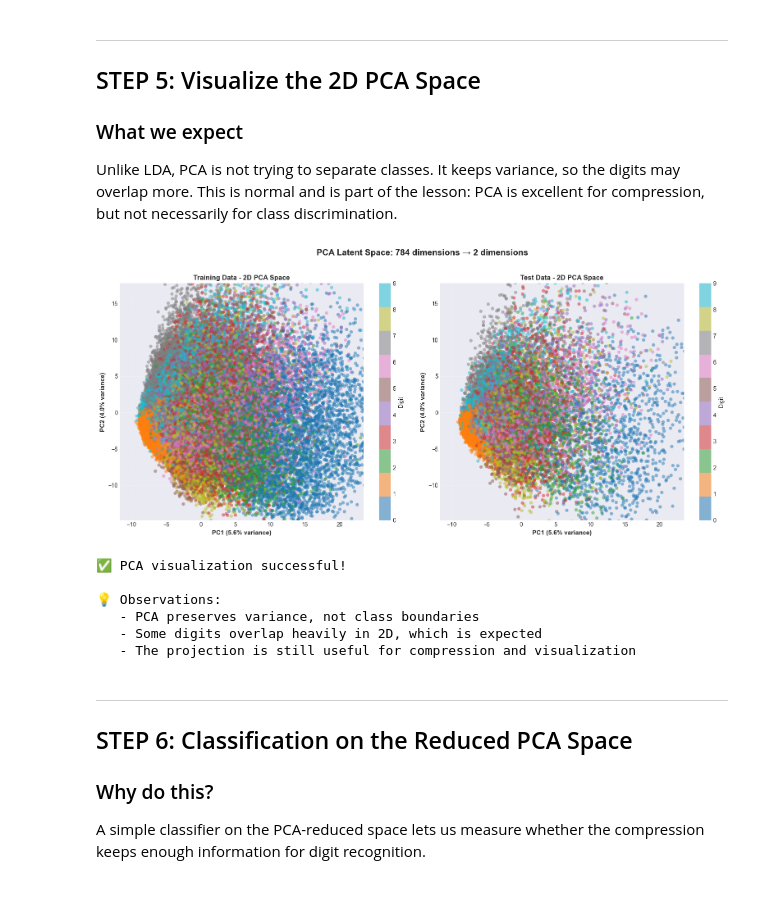
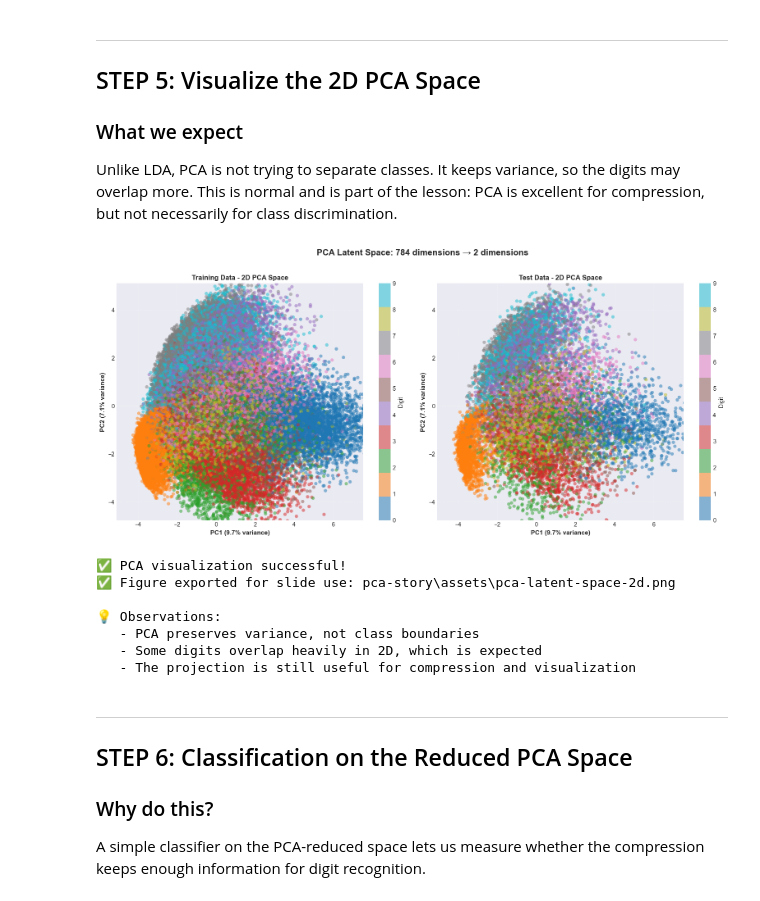
Before and after one commit to Soukaina009/ML_Methods_Hub, a Jupyter notebook: notebooks/PCA_MNIST_Analysis.ipynb, the cells around one changed output. Saved outputs shown, nothing was run; the diff lists cells and outputs as text; code cells hidden in the pictures.

```diff
--- a/notebooks/PCA_MNIST_Analysis.ipynb
+++ b/notebooks/PCA_MNIST_Analysis.ipynb
@@ -206,9 +206,17 @@ print(f'   - Test shape: {X_test_normalized.shape}')
 ### PCA interpretation
 PCA keeps directions with the largest variance. That means the projection is designed for compression and visualization rather than class separation.
 # %%
-# ============================================================================
+# ==============================================================================
+# DATA NORMALIZATION (Min-Max Scaling)
+# ==============================================================================
+# We divide by 255.0 to keep pixel values between 0 and 1.
+# This avoids amplifying background noise and preserves the true image structure.
+X_train_normalized = X_train / 255.0
+X_test_normalized = X_test / 255.0
+
+# ==============================================================================
 # APPLY PCA
-# ============================================================================
+# ==============================================================================
 
 # 2D PCA for visualization
 pca_vis = PCA(n_components=2, random_state=42)
@@ -303,35 +311,44 @@ ax1.set_ylim(y_min - pad_y, y_max + pad_y)
 plt.colorbar(scatter1, ax=ax1, label='Digit', ticks=range(10))
 
 ax2 = plt.subplot(1, 2, 2)
 scatter2 = ax2.scatter(
     X_test_pca_vis[:, 0],
     X_test_pca_vis[:, 1],
     c=y_test,
     cmap='tab10',
     s=35,
     alpha=0.5,
     edgecolors='none'
 )
 ax2.set_title('Test Data - 2D PCA Space', fontsize=12, fontweight='bold')
 ax2.set_xlabel(f'PC1 ({pca_vis.explained_variance_ratio_[0]*100:.1f}% variance)', fontsize=11, fontweight='bold')
 ax2.set_ylabel(f'PC2 ({pca_vis.explained_variance_ratio_[1]*100:.1f}% variance)', fontsize=11, fontweight='bold')
 ax2.grid(True, linestyle='--', alpha=0.3)
 ax2.set_xlim(x_min - pad_x, x_max + pad_x)
 ax2.set_ylim(y_min - pad_y, y_max + pad_y)
 plt.colorbar(scatter2, ax=ax2, label='Digit', ticks=range(10))
 
 plt.suptitle('PCA Latent Space: 784 dimensions → 2 dimensions', fontsize=15, fontweight='bold', y=1.02)
 plt.tight_layout()
+
+# Save the exact figure for the presentation slide
+pca_story_assets = PROJECT_ROOT / 'pca-story' / 'assets'
+pca_story_assets.mkdir(parents=True, exist_ok=True)
+figure_path = pca_story_assets / 'pca-latent-space-2d.png'
+plt.savefig(figure_path, dpi=180, bbox_inches='tight')
+
 plt.show()
 
 print('✅ PCA visualization successful!')
+print(f'✅ Figure exported for slide use: {figure_path.relative_to(PROJECT_ROOT)}')
 print('\n💡 Observations:')
 print('   - PCA preserves variance, not class boundaries')
 print('   - Some digits overlap heavily in 2D, which is expected')
 print('   - The projection is still useful for compression and visualization')
 # %% [output]
-[figure, old version]
+[figure, new version]
 ✅ PCA visualization successful!
+✅ Figure exported for slide use: pca-story\assets\pca-latent-space-2d.png
 
 💡 Observations:
    - PCA preserves variance, not class boundaries
```
Also changed, not shown: parts of 6 cells of this notebook.
